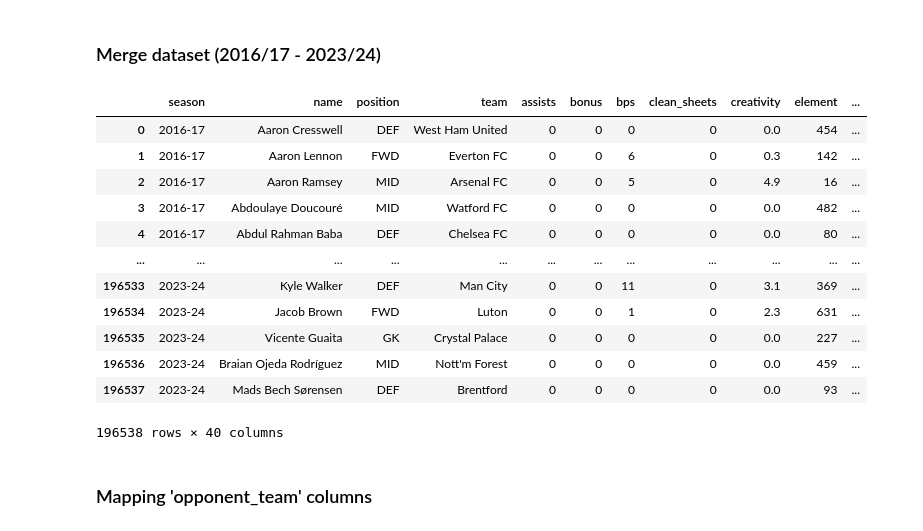
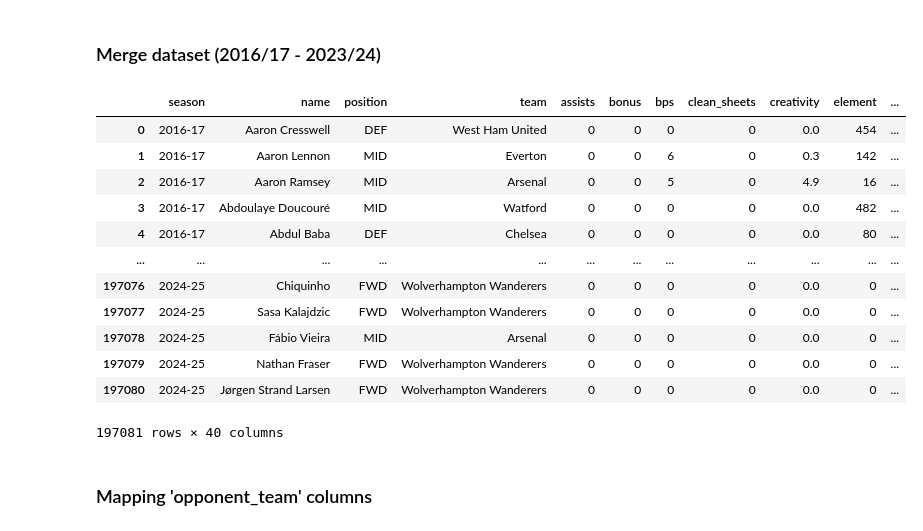
Before and after one commit to TheOX7/Best-Team-Selection-FPL, a Jupyter notebook: notebook/merge_gw_season/cleaning_data.ipynb, the cells around one changed output. Saved outputs shown, nothing was run; the diff lists cells and outputs as text; code cells hidden in the pictures.

```diff
--- a/notebook/merge_gw_season/cleaning_data.ipynb
+++ b/notebook/merge_gw_season/cleaning_data.ipynb
@@ -46,3 +46,4 @@ df_2021 = pd.read_csv('../../data/processed/gameweek/combined_gws_2021.csv')
 df_2122 = pd.read_csv('../../data/processed/gameweek/combined_gws_2122.csv')
 df_2223 = pd.read_csv('../../data/processed/gameweek/combined_gws_2223.csv')
 df_2324 = pd.read_csv('../../data/processed/gameweek/combined_gws_2324.csv')
+df_2425 = pd.read_csv('../predict/fpl_price_gw1_.csv')
@@ -90,0 +87,30 @@ df_1920['position'] = df_1920['name'].apply(lambda name: get_name(name, name_to_
+# %%
+from rapidfuzz import process, fuzz
+
+# Fungsi untuk mencocokkan dan mengubah nilai 'name'
+def match_and_update_name(df, player_info):
+    # Membuat dictionary dari player_info dengan 'name' sebagai kunci
+    name_mapping = dict(zip(player_info['name'], player_info['name']))
+
+    # Fungsi untuk mencocokkan dan mengubah nama
+    def match_name(name, name_mapping):
+        match = process.extractOne(name, name_mapping.keys(), scorer=fuzz.ratio, score_cutoff=30)
+        if match:
+            return match[0]  # Mengembalikan nama yang cocok
+        return name  # Mengembalikan nama asli jika tidak ada kecocokan
+
+    # Terapkan fungsi untuk mengubah nilai 'name' pada dataframe
+    df['name'] = df['name'].apply(lambda name: match_name(name, name_mapping))
+
+# Terapkan fungsi untuk df_1617, df_1718, df_1819, dan df_1920
+match_and_update_name(df_1617, player_info_1617)
+match_and_update_name(df_1718, player_info_1718)
+match_and_update_name(df_1819, player_info_1819)
+match_and_update_name(df_1920, player_info_1920)
+match_and_update_name(df_1920, player_info_1920)
+
+match_and_update_name(df_2021, player_info_2021)
+match_and_update_name(df_2122, player_info_2122)
+match_and_update_name(df_2223, player_info_2223)
+match_and_update_name(df_2324, player_info_2324)
+match_and_update_name(df_2425, player_info_2425)
@@ -129,22 +186,23 @@ df_2021 = df_2021[cols]
 df_2122 = df_2122[cols]
 df_2223 = df_2223[cols]
 df_2324 = df_2324[cols]
+df_2425 = df_2425[cols]
 # %% [markdown]
 ### Merge dataset (2016/17 - 2023/24)
 # %%
-df = pd.concat([df_1617, df_1718, df_1819, df_1920, df_2021, df_2122, df_2223, df_2324]).reset_index(drop=True)
+df = pd.concat([df_1617, df_1718, df_1819, df_1920, df_2021, df_2122, df_2223, df_2324, df_2425]).reset_index(drop=True)
 df
 # %% [output]
 |  | season | name | position | team | assists | bonus | bps | clean_sheets | creativity | element | ... |
 | 0 | 2016-17 | Aaron Cresswell | DEF | West Ham United | 0 | 0 | 0 | 0 | 0.0 | 454 | ... |
-| 1 | 2016-17 | Aaron Lennon | FWD | Everton FC | 0 | 0 | 6 | 0 | 0.3 | 142 | ... |
-| 2 | 2016-17 | Aaron Ramsey | MID | Arsenal FC | 0 | 0 | 5 | 0 | 4.9 | 16 | ... |
-| 3 | 2016-17 | Abdoulaye Doucouré | MID | Watford FC | 0 | 0 | 0 | 0 | 0.0 | 482 | ... |
-| 4 | 2016-17 | Abdul Rahman Baba | DEF | Chelsea FC | 0 | 0 | 0 | 0 | 0.0 | 80 | ... |
+| 1 | 2016-17 | Aaron Lennon | MID | Everton | 0 | 0 | 6 | 0 | 0.3 | 142 | ... |
+| 2 | 2016-17 | Aaron Ramsey | MID | Arsenal | 0 | 0 | 5 | 0 | 4.9 | 16 | ... |
+| 3 | 2016-17 | Abdoulaye Doucouré | MID | Watford | 0 | 0 | 0 | 0 | 0.0 | 482 | ... |
+| 4 | 2016-17 | Abdul Baba | DEF | Chelsea | 0 | 0 | 0 | 0 | 0.0 | 80 | ... |
 | ... | ... | ... | ... | ... | ... | ... | ... | ... | ... | ... | ... |
-| 196533 | 2023-24 | Kyle Walker | DEF | Man City | 0 | 0 | 11 | 0 | 3.1 | 369 | ... |
-| 196534 | 2023-24 | Jacob Brown | FWD | Luton | 0 | 0 | 1 | 0 | 2.3 | 631 | ... |
-| 196535 | 2023-24 | Vicente Guaita | GK | Crystal Palace | 0 | 0 | 0 | 0 | 0.0 | 227 | ... |
-| 196536 | 2023-24 | Braian Ojeda Rodríguez | MID | Nott'm Forest | 0 | 0 | 0 | 0 | 0.0 | 459 | ... |
-| 196537 | 2023-24 | Mads Bech Sørensen | DEF | Brentford | 0 | 0 | 0 | 0 | 0.0 | 93 | ... |
+| 197076 | 2024-25 | Chiquinho | FWD | Wolverhampton Wanderers | 0 | 0 | 0 | 0 | 0.0 | 0 | ... |
+| 197077 | 2024-25 | Sasa Kalajdzic | FWD | Wolverhampton Wanderers | 0 | 0 | 0 | 0 | 0.0 | 0 | ... |
+| 197078 | 2024-25 | Fábio Vieira | MID | Arsenal | 0 | 0 | 0 | 0 | 0.0 | 0 | ... |
+| 197079 | 2024-25 | Nathan Fraser | FWD | Wolverhampton Wanderers | 0 | 0 | 0 | 0 | 0.0 | 0 | ... |
+| 197080 | 2024-25 | Jørgen Strand Larsen | FWD | Wolverhampton Wanderers | 0 | 0 | 0 | 0 | 0.0 | 0 | ... |
-196538 rows × 40 columns
+197081 rows × 40 columns
```
Also changed, not shown: parts of 62 cells of this notebook.
